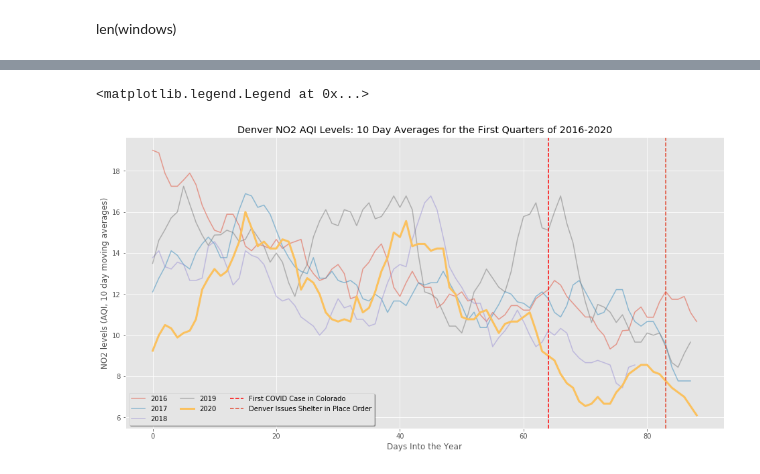
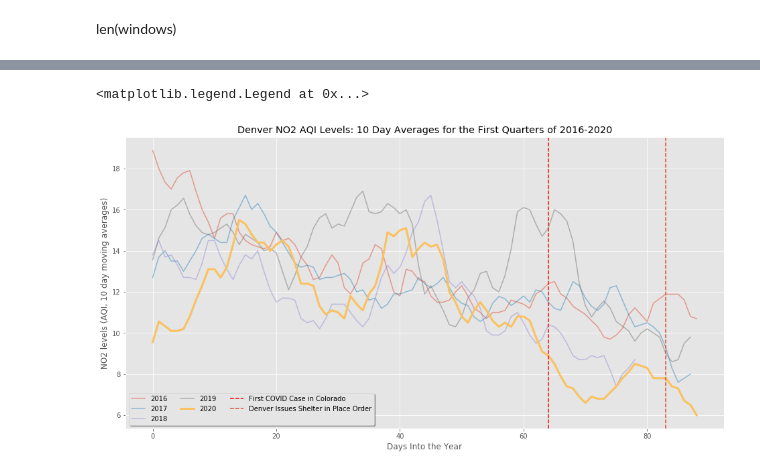
Before and after one commit to taylorjbritt/capstone1, a Jupyter notebook: notebooks/Denver EDA.ipynb, the cells around one changed output, grey strips where cells are left out. Cells and saved outputs as stored; diff of their text form; code cells hidden in the pictures.

Commit message:
fixed window smoothing function

```diff
--- a/notebooks/Denver EDA.ipynb
+++ b/notebooks/Denver EDA.ipynb
@@ -326,10 +326,9 @@ len(denverq1_16)
 len(windows)
 # %%
 def moving_day_average(df, col_name, day_range = 9):
-    col = np.arange(0,len(df)).reshape(-1,1)
-    row = np.arange(0, day_range+1)
-    windows = []
-    for i in range(0, len(df) -10):
-        index = range(mat[i][0], mat[i][day_range])
-        windows.append(np.nanmean(df[col_name].iloc[index]))
-    return windows
+    col = np.arange(0, len(df) - day_range +1).reshape(-1,1)
+    row = np.arange(0, day_range)
+    mat = col + row
+    col_array = df[col_name].to_numpy()
+    indexed = col_array[mat]
+    return np.nanmean(indexed, axis =1)
@@ -371,23 +410,23 @@ NameError: name 'np' is not defined
 # %%
 fig, ax = plt.subplots(figsize=(16,8))
 for year in years:
     denverq = denver_clean[denver_clean['date'] > datetime.datetime(year-1, 12, 27)]
-    denverq = denverq[denverq['date'] < datetime.datetime(year, 4, 6)]
-    x = np.arange(0, len(denverq)-10, 1)
+    denverq = denverq[denverq['date'] < datetime.datetime(year, 4, 5)]
+    x = np.arange(0, len(denverq)-9, 1)
     y = moving_day_average(denverq, 'no2')
     if year == 2020:
         ax.plot(x, y, linewidth = 3, label = str(year))
     else:
         ax.plot(x, y, alpha = .5, label = str(year))
 ax.set_title('Denver NO2 AQI Levels: 10 Day Averages for the First Quarters of 2016-2020')
 ax.axvline(x = 64, ls='--', c='red', label = "First COVID Case in Colorado")
 
 ax.axvline(x = 83, ls='--', label = "Denver Issues Shelter in Place Order")
 ax.set_ylabel('NO2 levels (AQI, 10 day moving averages)')
 ax.set_xlabel('Days Into the Year')
 ax.legend(loc='best', ncol=3, fancybox=True, shadow=True)
 # %% [output]
 <matplotlib.legend.Legend at 0x...>
-[figure, old version]
+[figure, new version]
 # %%
 denver_clean['no2'].unique()
```
Also changed, not shown: parts of 12 cells of this notebook, 16 other files.
